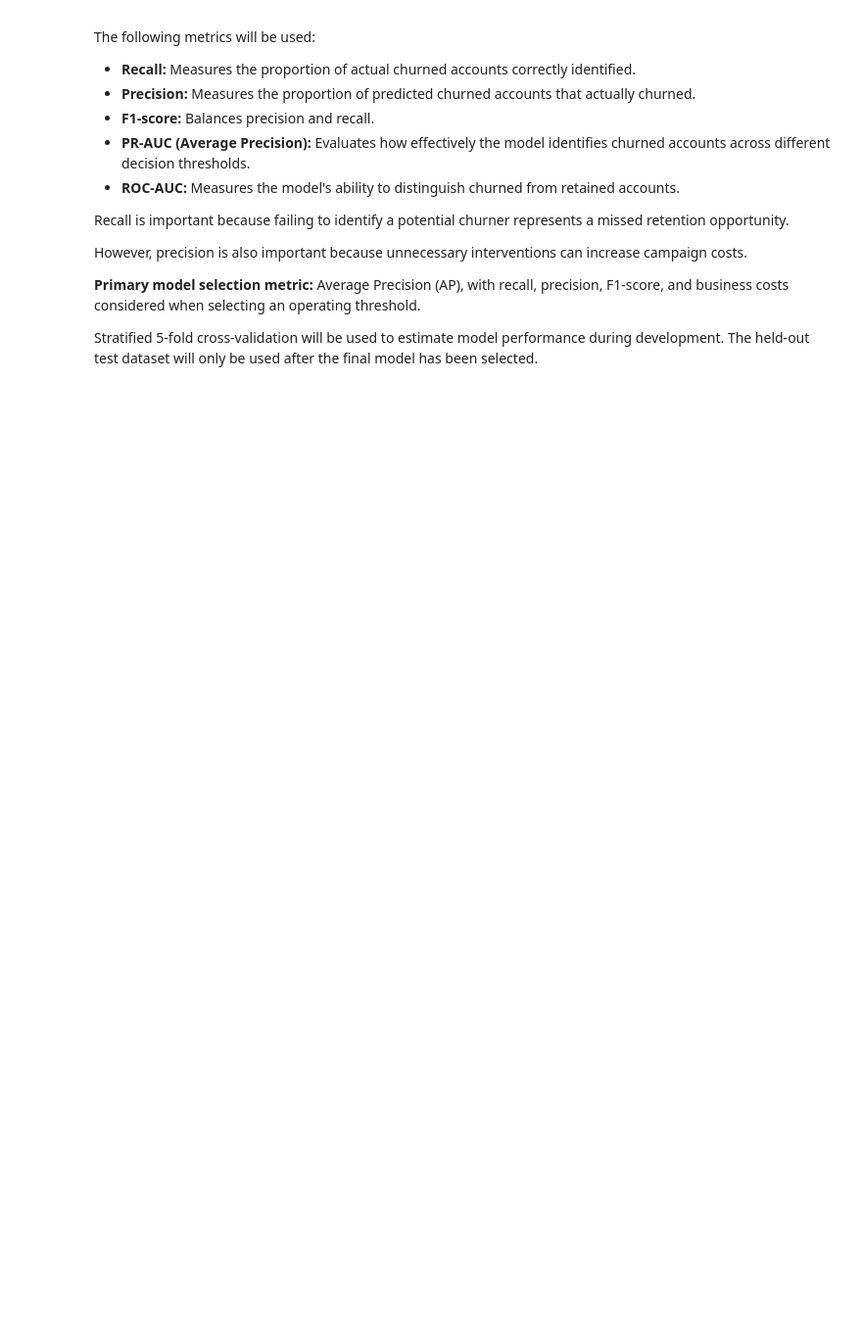
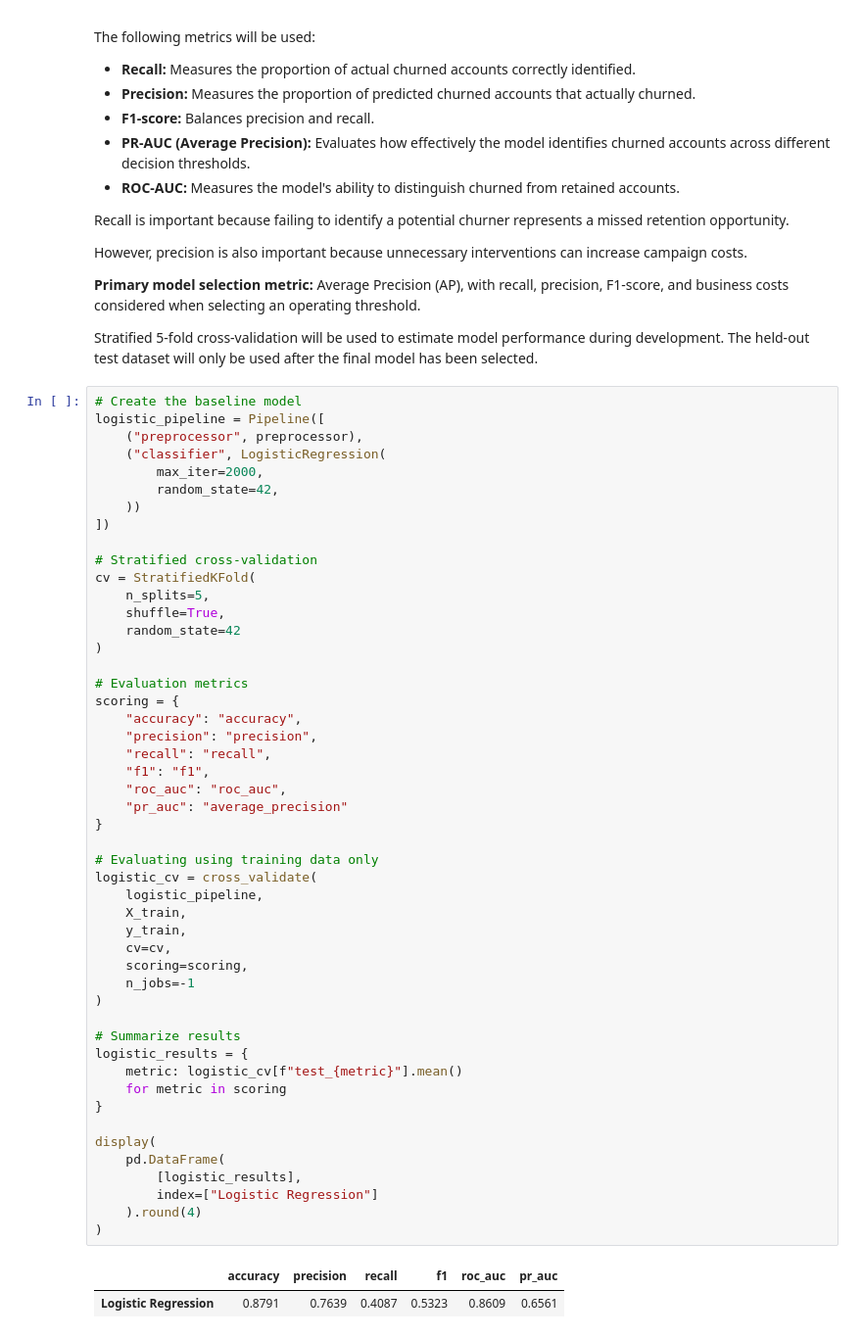
Before and after one commit to timayabi2020/churn-prediction-mlops, a Jupyter notebook: notebooks/churn_prediction.ipynb, the cells around one changed output. Shown at 98% size. Drawn from its saved outputs; the diff is of its cells as text; blank space fills up the shorter version.

Commit message:
Logistic regression baseline performance

```diff
--- a/notebooks/churn_prediction.ipynb
+++ b/notebooks/churn_prediction.ipynb
@@ -2593,3 +2595,55 @@ However, precision is also important because unnecessary interventions can incre
 **Primary model selection metric:** Average Precision (AP), with recall, precision, F1-score, and business costs considered when selecting an operating threshold.
 
 Stratified 5-fold cross-validation will be used to estimate model performance during development. The held-out test dataset will only be used after the final model has been selected.
+# %%
+# Create the baseline model
+logistic_pipeline = Pipeline([
+    ("preprocessor", preprocessor),
+    ("classifier", LogisticRegression(
+        max_iter=2000,
+        random_state=42,
+    ))
+])
+
+# Stratified cross-validation
+cv = StratifiedKFold(
+    n_splits=5,
+    shuffle=True,
+    random_state=42
+)
+
+# Evaluation metrics
+scoring = {
+    "accuracy": "accuracy",
+    "precision": "precision",
+    "recall": "recall",
+    "f1": "f1",
+    "roc_auc": "roc_auc",
+    "pr_auc": "average_precision"
+}
+
+# Evaluating using training data only
+logistic_cv = cross_validate(
+    logistic_pipeline,
+    X_train,
+    y_train,
+    cv=cv,
+    scoring=scoring,
+    n_jobs=-1
+)
+
+# Summarize results
+logistic_results = {
+    metric: logistic_cv[f"test_{metric}"].mean()
+    for metric in scoring
+}
+
+display(
+    pd.DataFrame(
+        [logistic_results],
+        index=["Logistic Regression"]
+    ).round(4)
+)
+# %% [output]
+|  | accuracy | precision | recall | f1 | roc_auc | pr_auc |
+| Logistic Regression | 0.8791 | 0.7639 | 0.4087 | 0.5323 | 0.8609 | 0.6561 |
```
Also changed, not shown: parts of 2 cells of this notebook.
